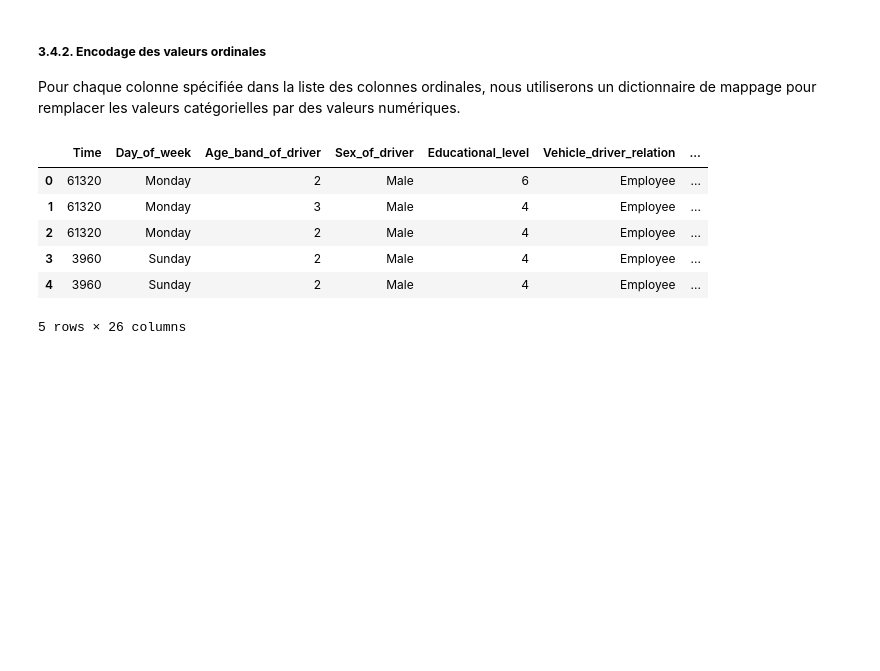
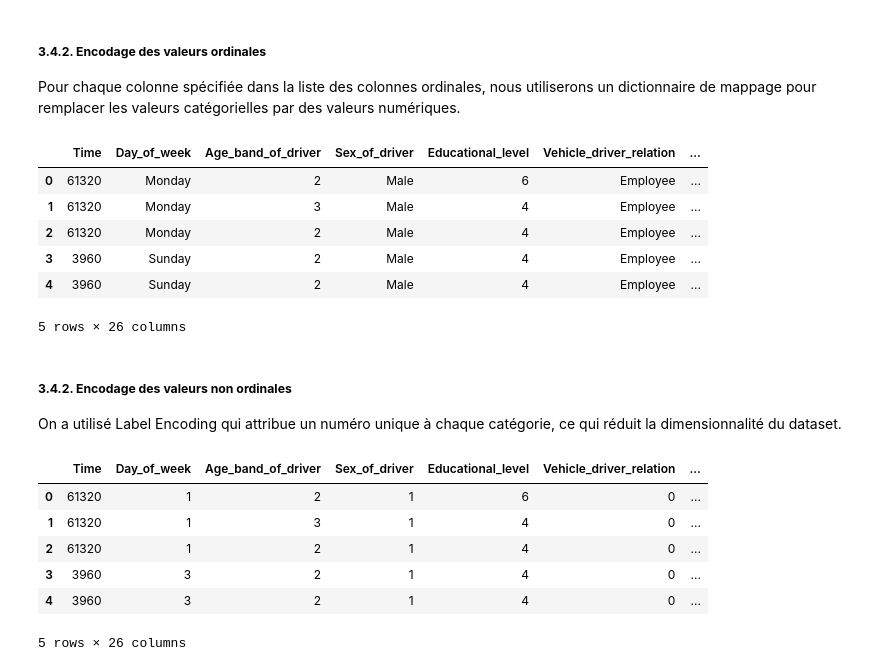
Before and after one commit to dohabenhabbach/Road-Traffic-Accident-Severity-Classification, a Jupyter notebook: road_trafic_accidents.ipynb, the cells around one changed output. Drawn from its saved outputs; the diff is of its cells as text; code cells hidden in the pictures; blank space fills up the shorter version.

Commit message:
Encodage des valeurs non ordinales

```diff
--- a/road_trafic_accidents.ipynb
+++ b/road_trafic_accidents.ipynb
@@ -679,3 +679,22 @@ data.head()
 | 3 | 3960 | Sunday | 2 | Male | 4 | Employee | ... |
 | 4 | 3960 | Sunday | 2 | Male | 4 | Employee | ... |
 5 rows × 26 columns
+# %% [markdown]
+##### **3.4.2. Encodage des valeurs non ordinales**
+On a utilisé Label Encoding qui attribue un numéro unique à chaque catégorie, ce qui réduit la dimensionnalité du dataset.
+# %%
+from sklearn.preprocessing import LabelEncoder
+label_encoder = LabelEncoder()
+# Appliquer le Label Encoding pour chaque colonne de la liste
+for col in non_ordinal_cols:
+    data[col] = label_encoder.fit_transform(data[col])
+# %%
+data.head()
+# %% [output]
+|  | Time | Day_of_week | Age_band_of_driver | Sex_of_driver | Educational_level | Vehicle_driver_relation | ... |
+| 0 | 61320 | 1 | 2 | 1 | 6 | 0 | ... |
+| 1 | 61320 | 1 | 3 | 1 | 4 | 0 | ... |
+| 2 | 61320 | 1 | 2 | 1 | 4 | 0 | ... |
+| 3 | 3960 | 3 | 2 | 1 | 4 | 0 | ... |
+| 4 | 3960 | 3 | 2 | 1 | 4 | 0 | ... |
+5 rows × 26 columns
```
